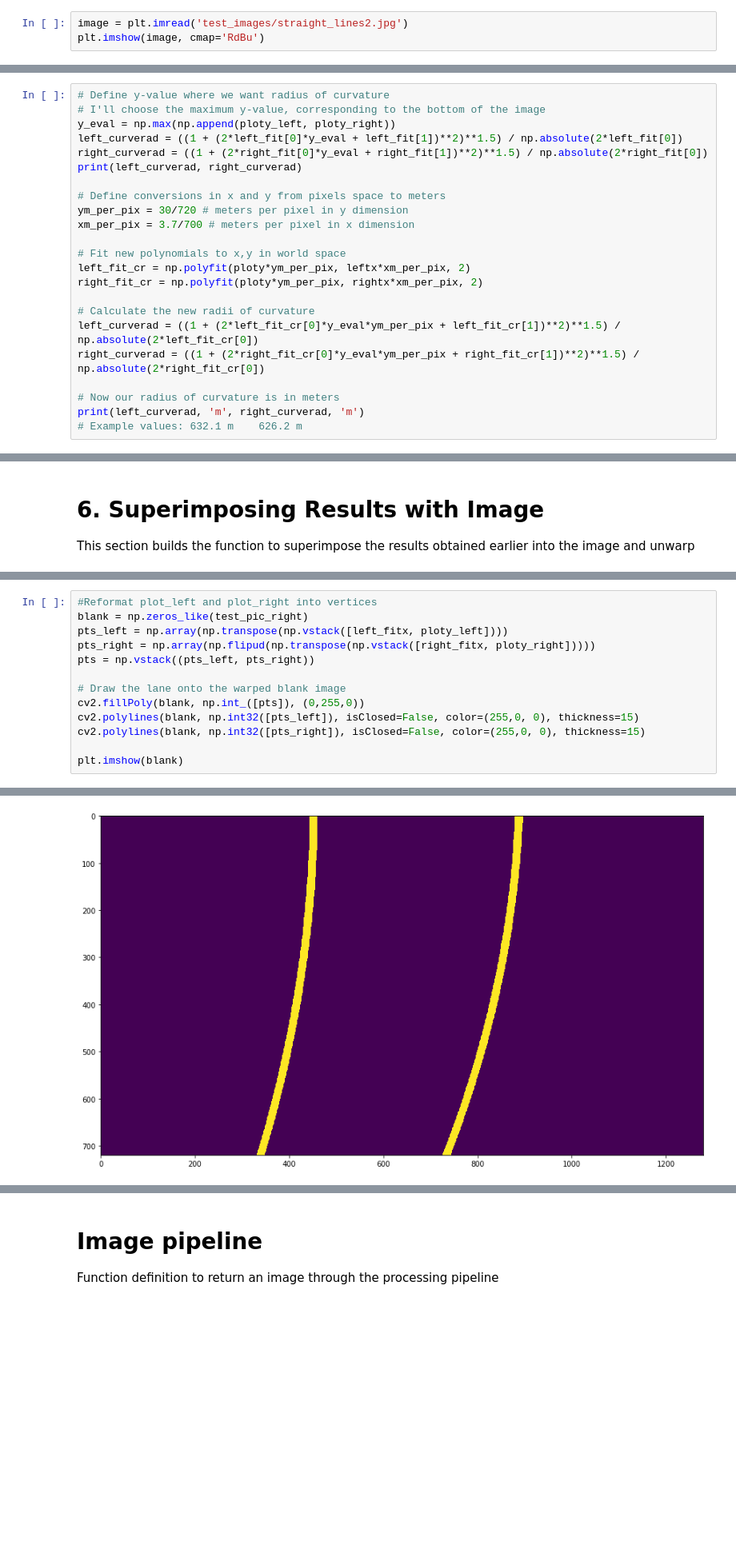
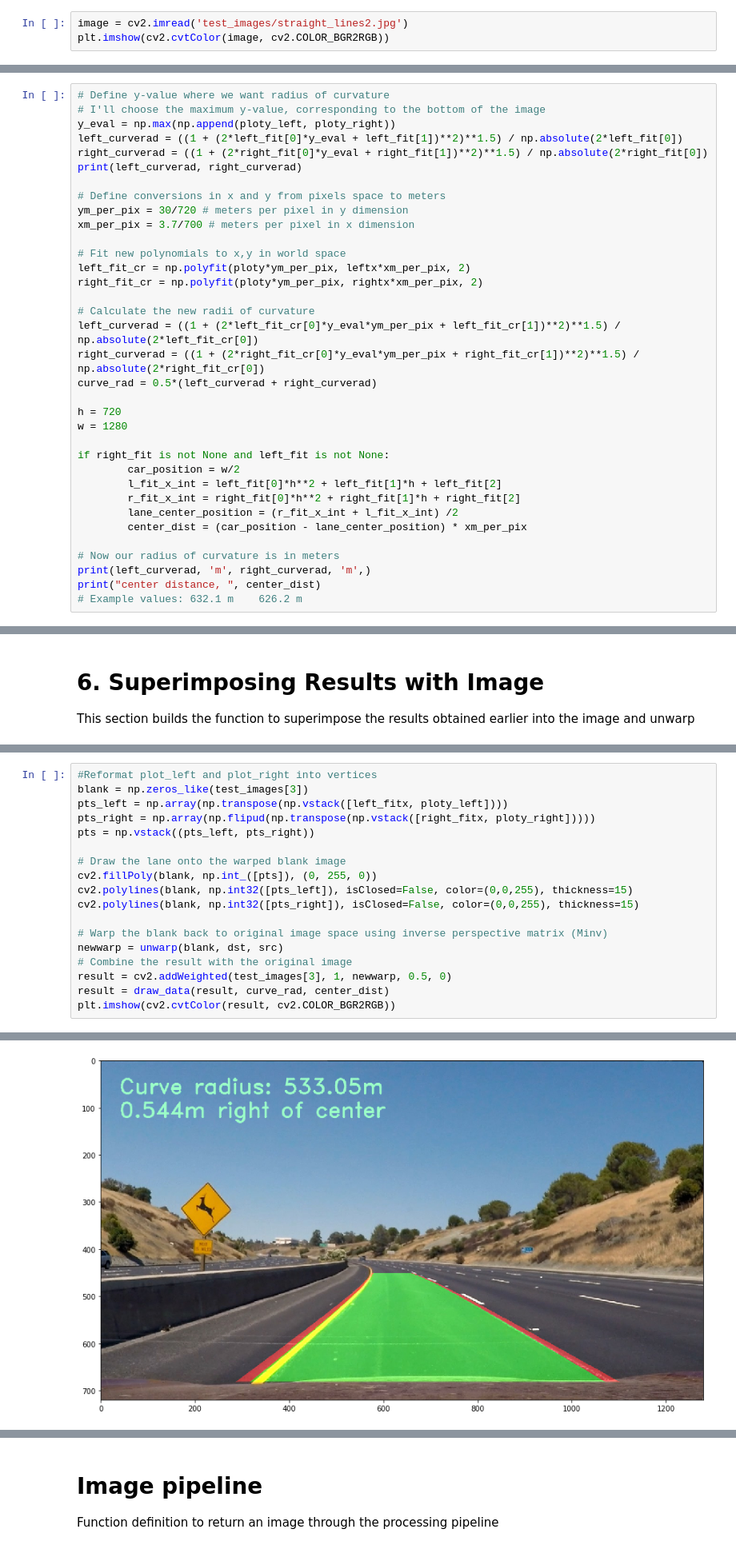
Before and after one commit to lhyleonghuiyu/CarND-Advanced-Lane-Lines, a Jupyter notebook: Project.ipynb, the cells around one changed output, grey strips where cells are left out. Shown at 80% size. Cells and saved outputs as stored; diff of their text form; blank space fills up the shorter version.

```diff
--- a/Project.ipynb
+++ b/Project.ipynb
@@ -88,8 +88,8 @@ def rewarp(img, src, dst):
     img_size = (image.shape[1], image.shape[0])
     rewarped = cv2.warpPerspective(img, M_inv, img_size, flags = cv2.INTER_LINEAR)
 # %%
-image = plt.imread('test_images/straight_lines2.jpg')
-plt.imshow(image, cmap='RdBu')
+image = cv2.imread('test_images/straight_lines2.jpg')
+plt.imshow(cv2.cvtColor(image, cv2.COLOR_BGR2RGB))
 # %% [output]
 <matplotlib.image.AxesImage at 0x...>
 [figure]
@@ -503,9 +503,21 @@ right_fit_cr = np.polyfit(ploty*ym_per_pix, rightx*xm_per_pix, 2)
 # Calculate the new radii of curvature
 left_curverad = ((1 + (2*left_fit_cr[0]*y_eval*ym_per_pix + left_fit_cr[1])**2)**1.5) / np.absolute(2*left_fit_cr[0])
 right_curverad = ((1 + (2*right_fit_cr[0]*y_eval*ym_per_pix + right_fit_cr[1])**2)**1.5) / np.absolute(2*right_fit_cr[0])
+curve_rad = 0.5*(left_curverad + right_curverad)
+
+h = 720
+w = 1280
+
+if right_fit is not None and left_fit is not None:
+        car_position = w/2
+        l_fit_x_int = left_fit[0]*h**2 + left_fit[1]*h + left_fit[2]
+        r_fit_x_int = right_fit[0]*h**2 + right_fit[1]*h + right_fit[2]
+        lane_center_position = (r_fit_x_int + l_fit_x_int) /2
+        center_dist = (car_position - lane_center_position) * xm_per_pix
 
 # Now our radius of curvature is in meters
-print(left_curverad, 'm', right_curverad, 'm')
+print(left_curverad, 'm', right_curverad, 'm',)
+print("center distance, ", center_dist)
 # Example values: 632.1 m    626.2 m
 # %% [output]
 2828.359416815124 2557.1202782018345
@@ -519,16 +529,21 @@ This section builds the function to superimpose the results obtained earlier int
 # %%
 #Reformat plot_left and plot_right into vertices
-blank = np.zeros_like(test_pic_right)
+blank = np.zeros_like(test_images[3])
 pts_left = np.array(np.transpose(np.vstack([left_fitx, ploty_left])))
 pts_right = np.array(np.flipud(np.transpose(np.vstack([right_fitx, ploty_right]))))
 pts = np.vstack((pts_left, pts_right))
 
 # Draw the lane onto the warped blank image
-cv2.fillPoly(blank, np.int_([pts]), (0,255,0))
-cv2.polylines(blank, np.int32([pts_left]), isClosed=False, color=(255,0, 0), thickness=15)
-cv2.polylines(blank, np.int32([pts_right]), isClosed=False, color=(255,0, 0), thickness=15)
+cv2.fillPoly(blank, np.int_([pts]), (0, 255, 0))
+cv2.polylines(blank, np.int32([pts_left]), isClosed=False, color=(0,0,255), thickness=15)
+cv2.polylines(blank, np.int32([pts_right]), isClosed=False, color=(0,0,255), thickness=15)
 
-plt.imshow(blank)
+# Warp the blank back to original image space using inverse perspective matrix (Minv)
+newwarp = unwarp(blank, dst, src)
+# Combine the result with the original image
+result = cv2.addWeighted(test_images[3], 1, newwarp, 0.5, 0)
+result = draw_data(result, curve_rad, center_dist)
+plt.imshow(cv2.cvtColor(result, cv2.COLOR_BGR2RGB))
 # %% [output]
 <matplotlib.image.AxesImage at 0x...>
-[figure, old version]
+[figure, new version]
```
Also changed, not shown: parts of 3 cells of this notebook.
